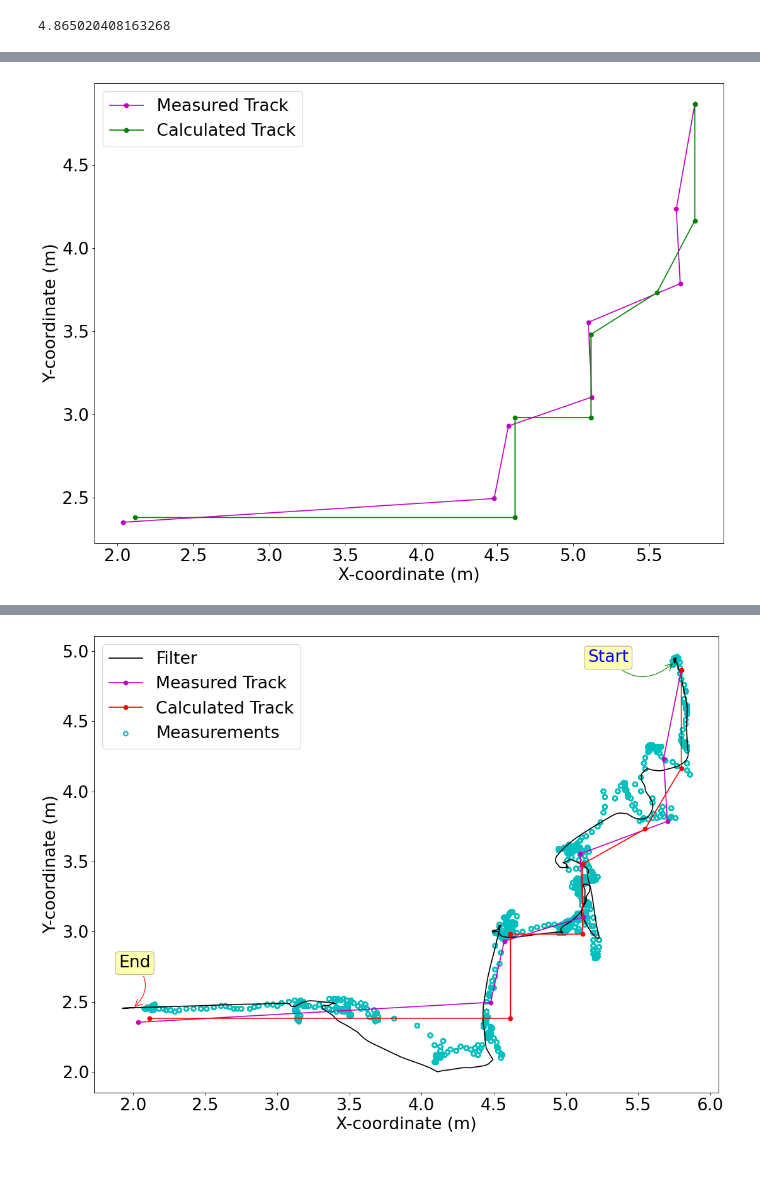
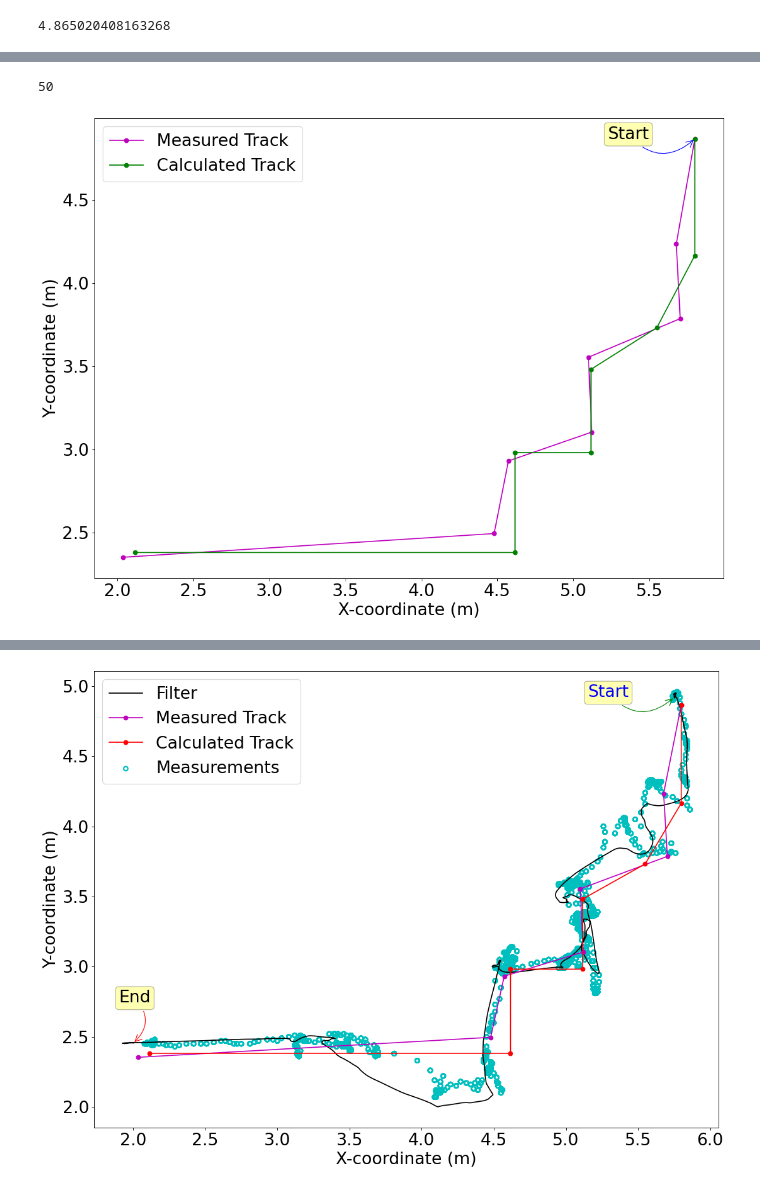
Before and after one commit to 850075610/sensor-fusion, a Jupyter notebook: data/track/track.ipynb, the cells around one changed output, grey strips where cells are left out. Cells and saved outputs as stored; diff of their text form; code cells hidden in the pictures.

```diff
--- a/data/track/track.ipynb
+++ b/data/track/track.ipynb
@@ -113,14 +151,22 @@ ys = [4.865020408163268, 4.234247863247866, 3.7864122137404563, 3.55451515151515
+# %%
+samp_lenY
+# %% [output]
+50
 # %%
 plt.figure(figsize=(16, 12), dpi=80)
 plt.rcParams.update({'font.size': 24})
 plt.xlabel("X-coordinate (m)")
 plt.ylabel("Y-coordinate (m)")
 plt.plot(xs, ys, '-o', color='m', label='Measured Track')
 plt.plot(theo_x, theo_y, '-o', color='g', label='Calculated Track')
+plt.annotate("Start", xy=(xs[0], ys[0]), xytext=(xs[0] - 100, ys[0] - 10), textcoords='offset points', ha='center', va='bottom',color='black',
+         bbox=dict(boxstyle='round,pad=0.2', fc='yellow', alpha=0.3),
+         arrowprops=dict(arrowstyle='->', connectionstyle='arc3,rad=0.5',
+                            color='blue'))
 plt.legend(loc='best')
-# plt.savefig('track.pdf', bbox_inches='tight', dpi=400)
+plt.savefig('track.pdf', bbox_inches='tight', dpi=400)
 # %% [output]
-[figure, old version]
+[figure, new version]
 # %%
 df1 = pd.read_csv(f'exp{1}_0107.csv')
 uwb_x1 = df1.uwb_x
```
Also changed, not shown: parts of 15 cells of this notebook, 2 other files.
